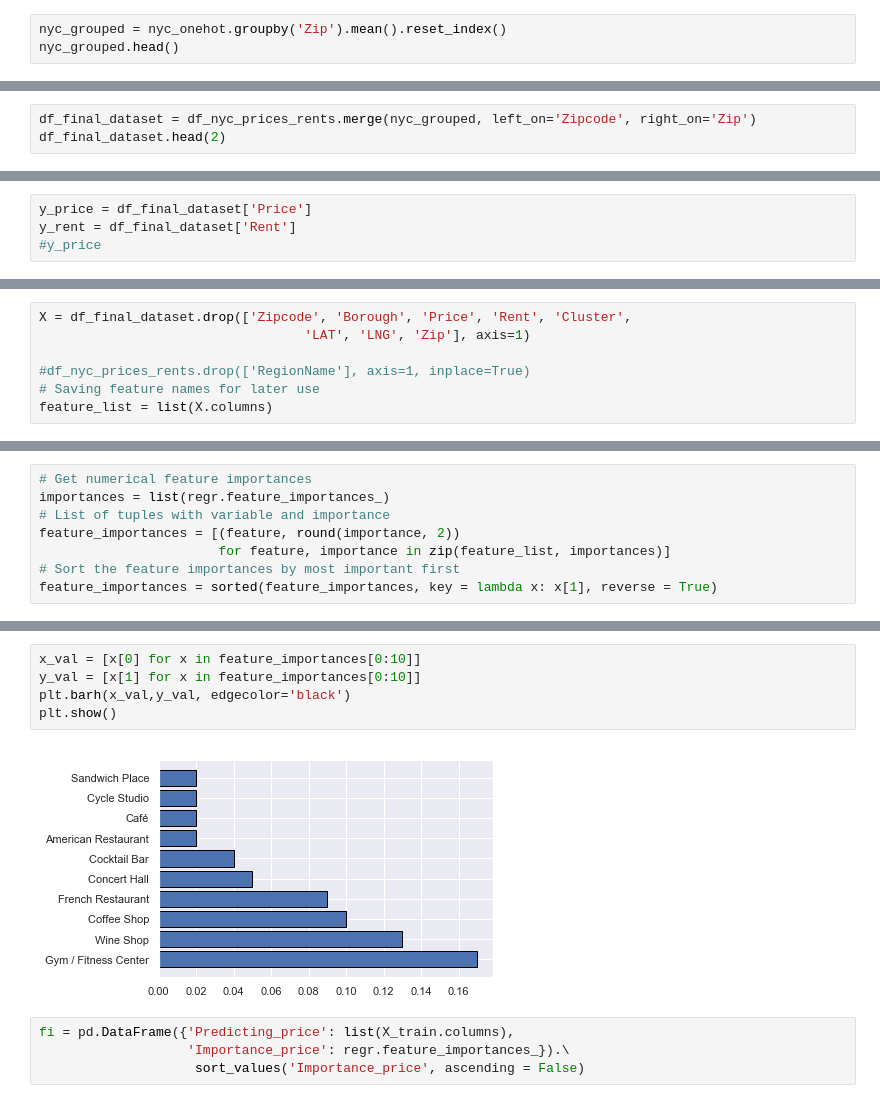
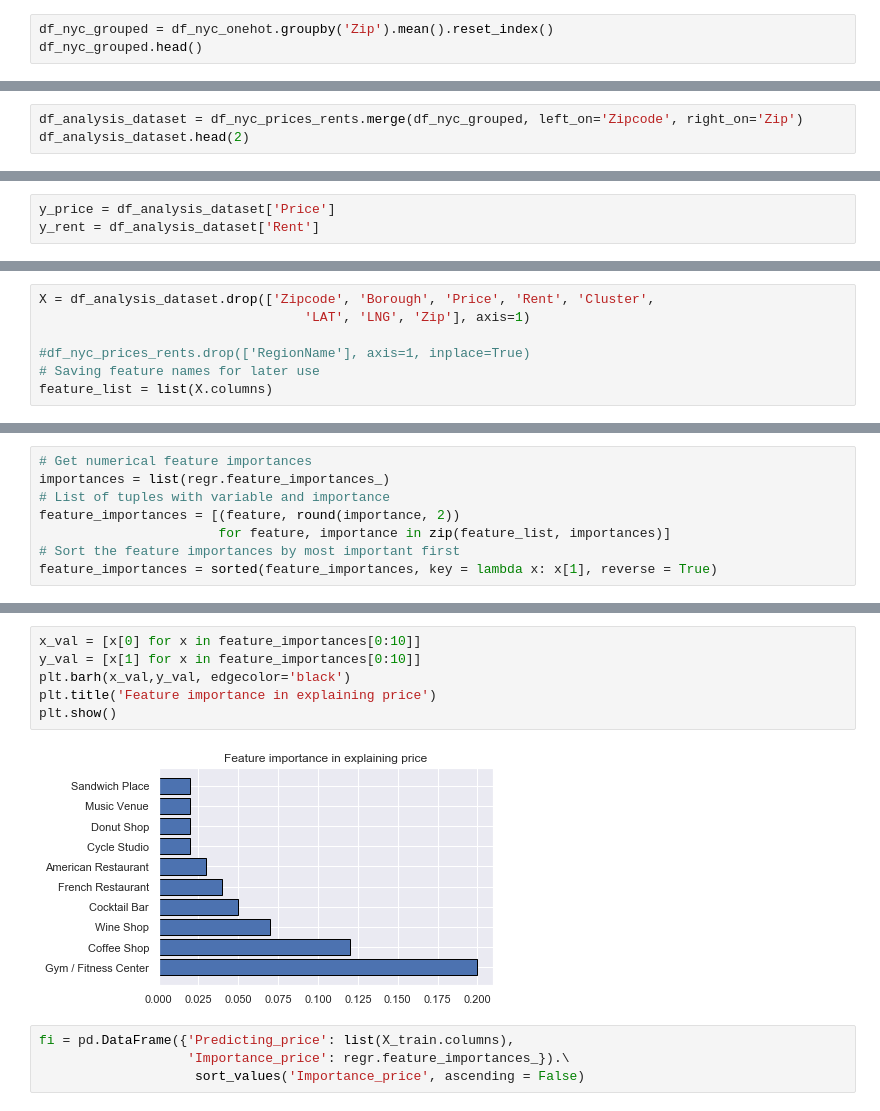
Before and after one commit to allaccountstaken/predicting_urban_home_values, a Jupyter notebook: Predicting Home Values Using Venues.ipynb, the cells around one changed output, grey strips where cells are left out. Drawn from its saved outputs; the diff is of its cells as text.

Commit message:
regen feature importance chart

```diff
--- a/Predicting Home Values Using Venues.ipynb
+++ b/Predicting Home Values Using Venues.ipynb
@@ -531,6 +510,6 @@ nyc_onehot.shape
 # %%
-nyc_grouped = nyc_onehot.groupby('Zip').mean().reset_index()
-nyc_grouped.head()
+df_nyc_grouped = df_nyc_onehot.groupby('Zip').mean().reset_index()
+df_nyc_grouped.head()
 # %% [output]
 |  | Zip | Accessories Store | Acupuncturist | Adult Boutique | Afghan Restaurant | African Restaurant | ... |
 | 0 | 10001 | 0.0 | 0.0 | 0.0 | 0.0 | 0.0 | ... |
@@ -555,5 +525,5 @@ df_nyc_prices_rents.head()
 # %%
-df_final_dataset = df_nyc_prices_rents.merge(nyc_grouped, left_on='Zipcode', right_on='Zip')
-df_final_dataset.head(2)
+df_analysis_dataset = df_nyc_prices_rents.merge(df_nyc_grouped, left_on='Zipcode', right_on='Zip')
+df_analysis_dataset.head(2)
 # %% [output]
 |  | Zipcode | Borough | Price | Rent | Cluster | LAT | LNG | Zip | Accessories Store | ... |
@@ -563,5 +533,4 @@ df_final_dataset.head(2)
 # %%
-y_price = df_final_dataset['Price']
-y_rent = df_final_dataset['Rent']
-#y_price
+y_price = df_analysis_dataset['Price']
+y_rent = df_analysis_dataset['Rent']
 # %%
@@ -574,5 +543,5 @@ df_final_dataset.head(2)
 # %%
-X = df_final_dataset.drop(['Zipcode', 'Borough', 'Price', 'Rent', 'Cluster',
+X = df_analysis_dataset.drop(['Zipcode', 'Borough', 'Price', 'Rent', 'Cluster',
                                   'LAT', 'LNG', 'Zip'], axis=1)
 
 #df_nyc_prices_rents.drop(['RegionName'], axis=1, inplace=True)
@@ -666,10 +635,11 @@ feature_importances[0:20]
 # %%
 x_val = [x[0] for x in feature_importances[0:10]]
 y_val = [x[1] for x in feature_importances[0:10]]
 plt.barh(x_val,y_val, edgecolor='black')
+plt.title('Feature importance in explaining price')
 plt.show()
 # %% [output]
-[figure, old version]
+[figure, new version]
 # %%
 fi = pd.DataFrame({'Predicting_price': list(X_train.columns),
                    'Importance_price': regr.feature_importances_}).\
```
Also changed, not shown: parts of 16 cells of this notebook, 2 other files.
